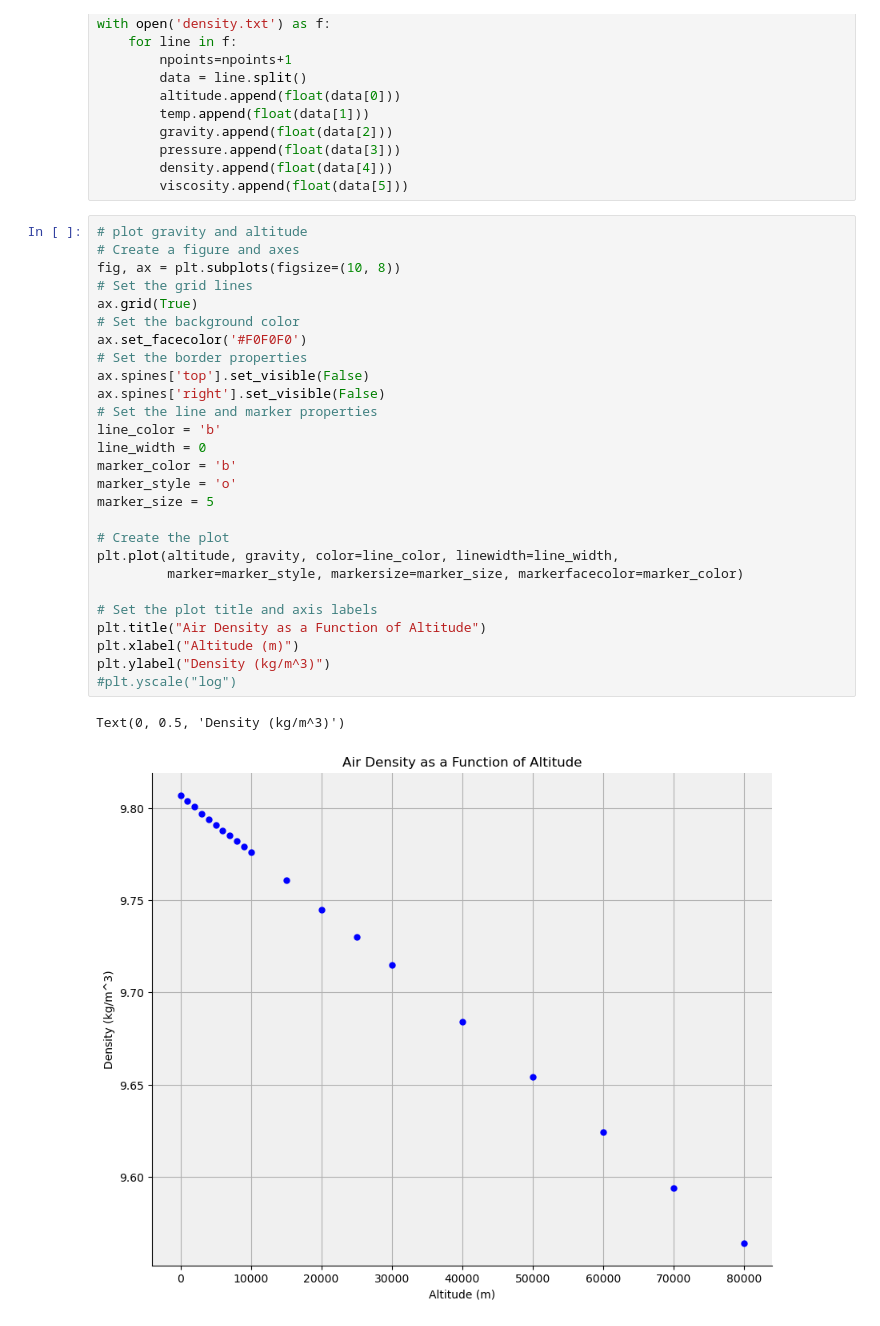
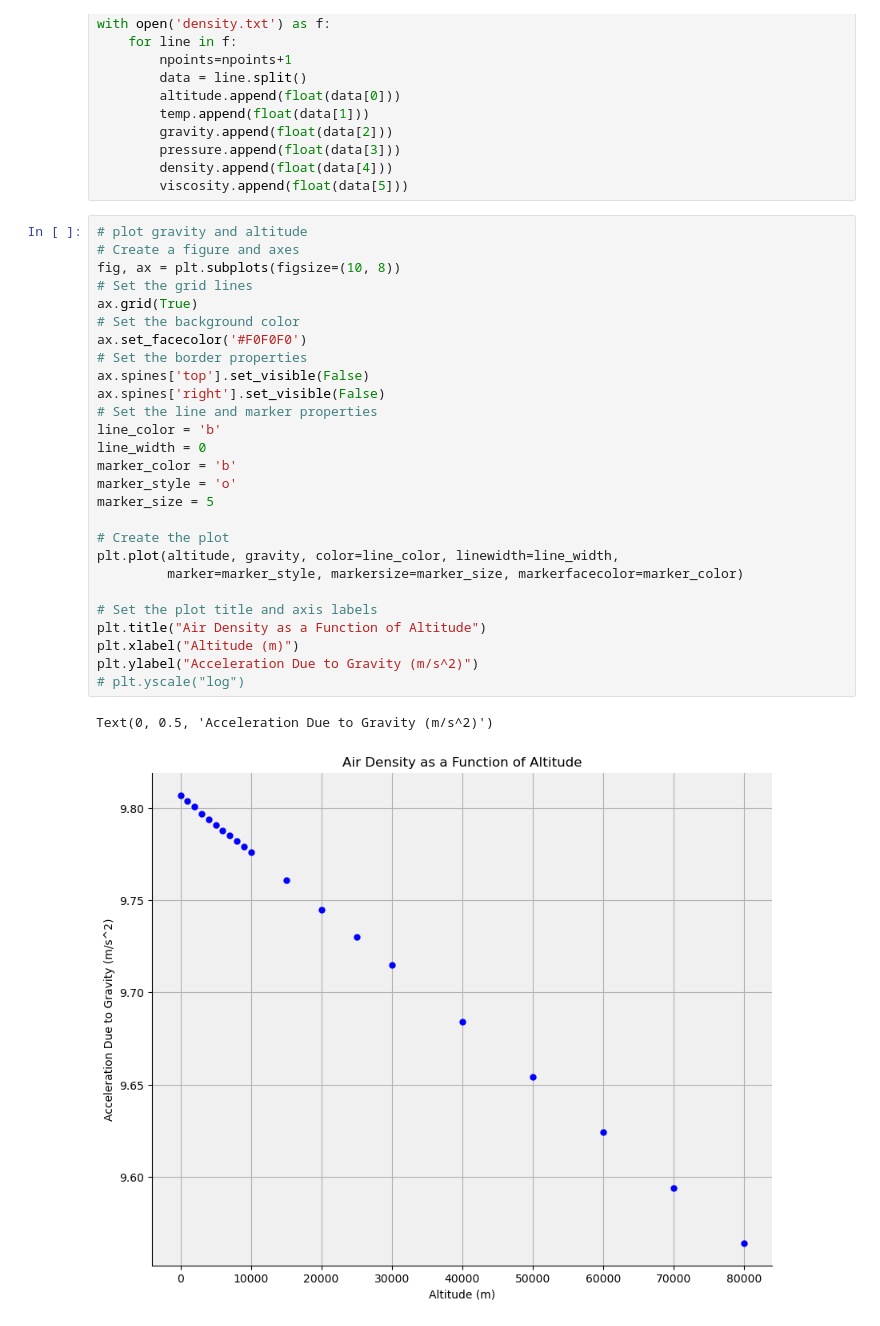
Before and after one commit to johnsrgrace/phys441GraceJohns, a Jupyter notebook: Assignment 1/graph_air_density_residuals.ipynb, the cells around one changed output. Cells and saved outputs as stored; diff of their text form.

```diff
--- a/Assignment 1/graph_air_density_residuals.ipynb
+++ b/Assignment 1/graph_air_density_residuals.ipynb
@@ -28,30 +43,30 @@ with open('density.txt') as f:
 # %%
 # plot gravity and altitude
 # Create a figure and axes
 fig, ax = plt.subplots(figsize=(10, 8))
 # Set the grid lines
 ax.grid(True)
 # Set the background color
 ax.set_facecolor('#F0F0F0')
 # Set the border properties
 ax.spines['top'].set_visible(False)
 ax.spines['right'].set_visible(False)
 # Set the line and marker properties
 line_color = 'b'
 line_width = 0
 marker_color = 'b'
 marker_style = 'o'
 marker_size = 5
 
 # Create the plot
 plt.plot(altitude, gravity, color=line_color, linewidth=line_width,
          marker=marker_style, markersize=marker_size, markerfacecolor=marker_color)
 
 # Set the plot title and axis labels
 plt.title("Air Density as a Function of Altitude")
 plt.xlabel("Altitude (m)")
-plt.ylabel("Density (kg/m^3)")
-#plt.yscale("log")
+plt.ylabel("Acceleration Due to Gravity (m/s^2)")
+# plt.yscale("log")
 # %% [output]
-Text(0, 0.5, 'Density (kg/m^3)')
+Text(0, 0.5, 'Acceleration Due to Gravity (m/s^2)')
-[figure, old version]
+[figure, new version]
```
Also changed, not shown: parts of 7 cells of this notebook, 2 other files.
